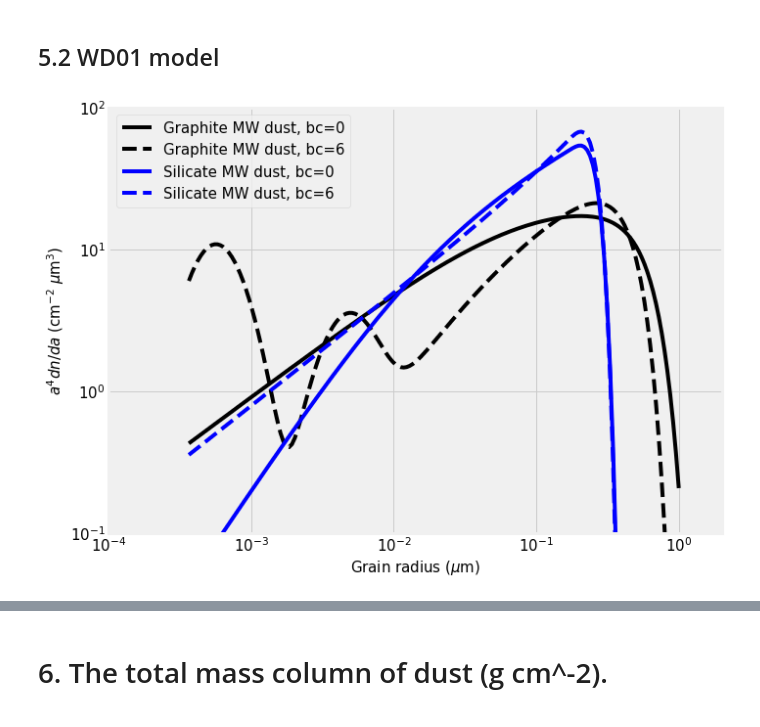
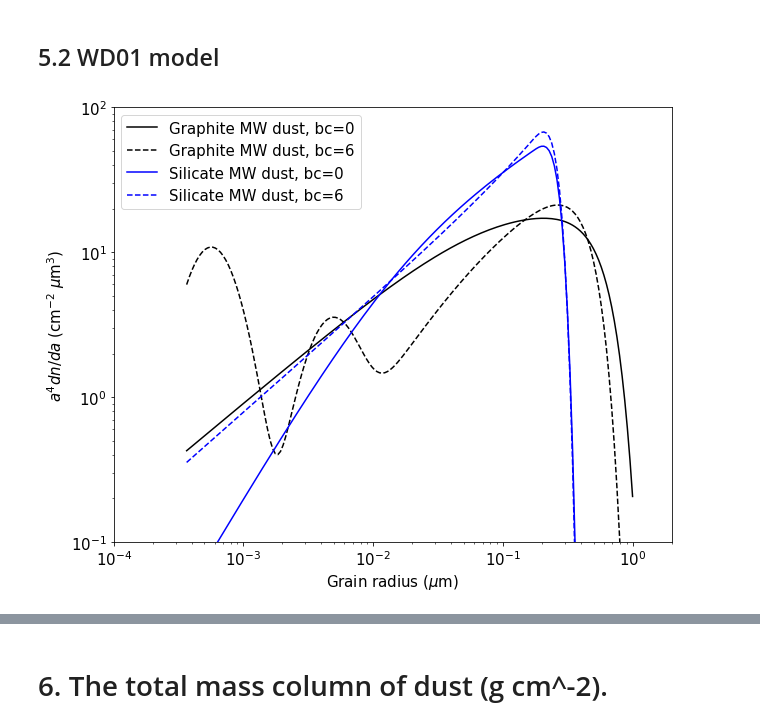
Before and after one commit to nv-hiep/dust_scattering, a Jupyter notebook: grain_size_distribution.ipynb, the cells around one changed output, grey strips where cells are left out. Drawn from its saved outputs; the diff is of its cells as text; code cells hidden in the pictures.

```diff
--- a/grain_size_distribution.ipynb
+++ b/grain_size_distribution.ipynb
@@ -22,11 +22,8 @@ cd '/content/gdrive/My Drive/Colab Notebooks/dust'
 ## 3.1 Standard libraries
 # %%
 import os
-import numpy   as np
-import seaborn as sns
-
+import numpy             as np
 import matplotlib.pyplot as plt
-plt.style.use('fivethirtyeight')
 
 %matplotlib inline
 # %% [markdown]
@@ -85,0 +91,2 @@ plt.show()
+# %%
+A = 1.e-12*1.e29
@@ -94,25 +135,25 @@ WD01_MW_sil_bc6 = sizedist.WD01(graintype='Silicate', bc=6.)
 # %%
-factor = 1.e-12*1.e29
+# Plot
 x = WD01_MW_gra.a[28:]
 
 plt.figure( figsize=(10,8) )
-plt.plot(x, factor*WD01_MW_gra.nd[28:] * x**4, 'k-', label='Graphite MW dust, bc=0')
-plt.plot(x, factor*WD01_MW_gra_bc6.nd[28:] * x**4, 'k--', label='Graphite MW dust, bc=6')
+plt.plot(x, A*WD01_MW_gra.nd[28:] * x**4, 'k-', label='Graphite MW dust, bc=0')
+plt.plot(x, A*WD01_MW_gra_bc6.nd[28:] * x**4, 'k--', label='Graphite MW dust, bc=6')
 
-plt.plot(x, factor*WD01_MW_sil.nd[28:] * x**4, 'b-', label='Silicate MW dust, bc=0')
-plt.plot(x, factor*WD01_MW_sil_bc6.nd[28:] * x**4, 'b--', label='Silicate MW dust, bc=6')
+plt.plot(x, A*WD01_MW_sil.nd[28:] * x**4, 'b-', label='Silicate MW dust, bc=0')
+plt.plot(x, A*WD01_MW_sil_bc6.nd[28:] * x**4, 'b--', label='Silicate MW dust, bc=6')
 
 plt.xlabel(r'Grain radius ($\mu$m)', size=15)
 plt.ylabel(r'$a^4 dn/da$ (cm$^{-2}$ $\mu$m$^{3}$)', size=15)
 plt.tick_params(labelsize=15)
 
 plt.legend(loc='lower left', frameon=False)
 plt.loglog()
 
 plt.xlim(0.0001, 2.)
 plt.ylim(0.1, 100.)
 
 plt.legend(loc='upper left', fontsize=15)
 plt.show()
 # %% [output]
-[figure, old version]
+[figure, new version]
```
Also changed, not shown: parts of 7 cells of this notebook.
